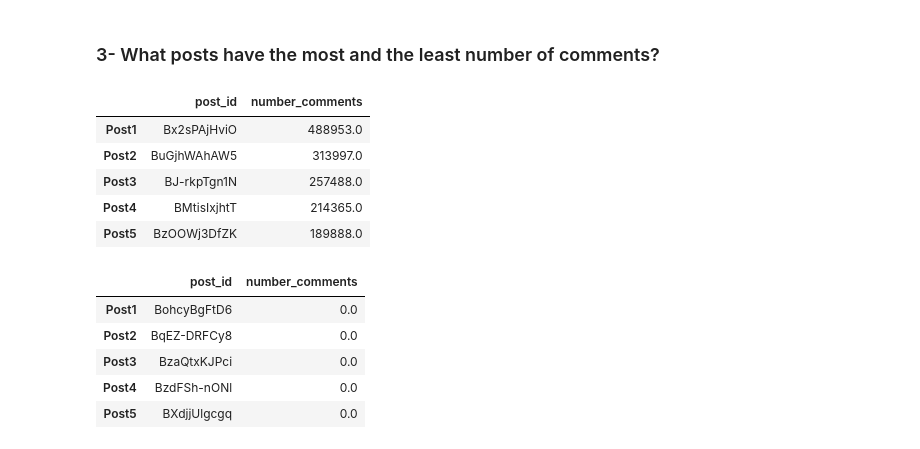
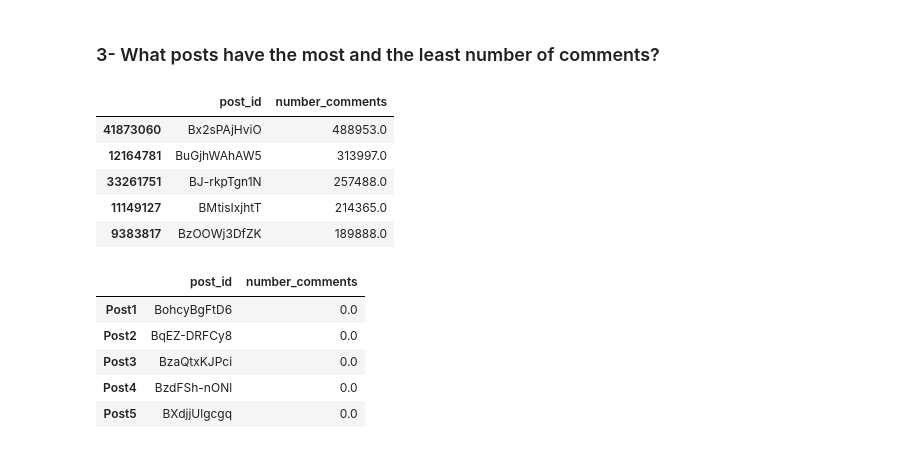
Before and after one commit to PaoloBarba/ADM_HW2, a Jupyter notebook: Copia_di_main_Albachiara.ipynb, the cells around one changed output. Drawn from its saved outputs; the diff is of its cells as text; code cells hidden in the pictures.

```diff
--- a/Copia_di_main_Albachiara.ipynb
+++ b/Copia_di_main_Albachiara.ipynb
@@ -249,15 +243,14 @@ likedposts
 comments=pd.DataFrame(pd.read_csv("/content/drive/MyDrive/ADM_HW2/instagram_posts.csv", usecols=['post_id', 'number_comments'], delimiter='\t'))
 # %%
 maxcomm=comments.sort_values(by='number_comments', ascending=False).head(5)
-maxcomm.index=['Post'+str(i+1) for i in range(5)]
 maxcomm
 # %% [output]
 |  | post_id | number_comments |
-| Post1 | Bx2sPAjHviO | 488953.0 |
-| Post2 | BuGjhWAhAW5 | 313997.0 |
-| Post3 | BJ-rkpTgn1N | 257488.0 |
-| Post4 | BMtisIxjhtT | 214365.0 |
-| Post5 | BzOOWj3DfZK | 189888.0 |
+| 41873060 | Bx2sPAjHviO | 488953.0 |
+| 12164781 | BuGjhWAhAW5 | 313997.0 |
+| 33261751 | BJ-rkpTgn1N | 257488.0 |
+| 11149127 | BMtisIxjhtT | 214365.0 |
+| 9383817 | BzOOWj3DfZK | 189888.0 |
 # %%
 mincomm=comments.dropna().sort_values(by='number_comments', ascending=False).tail(5)
 mincomm.index=['Post'+str(i+1) for i in range(5)]
```
Also changed, not shown: parts of 20 cells of this notebook.
